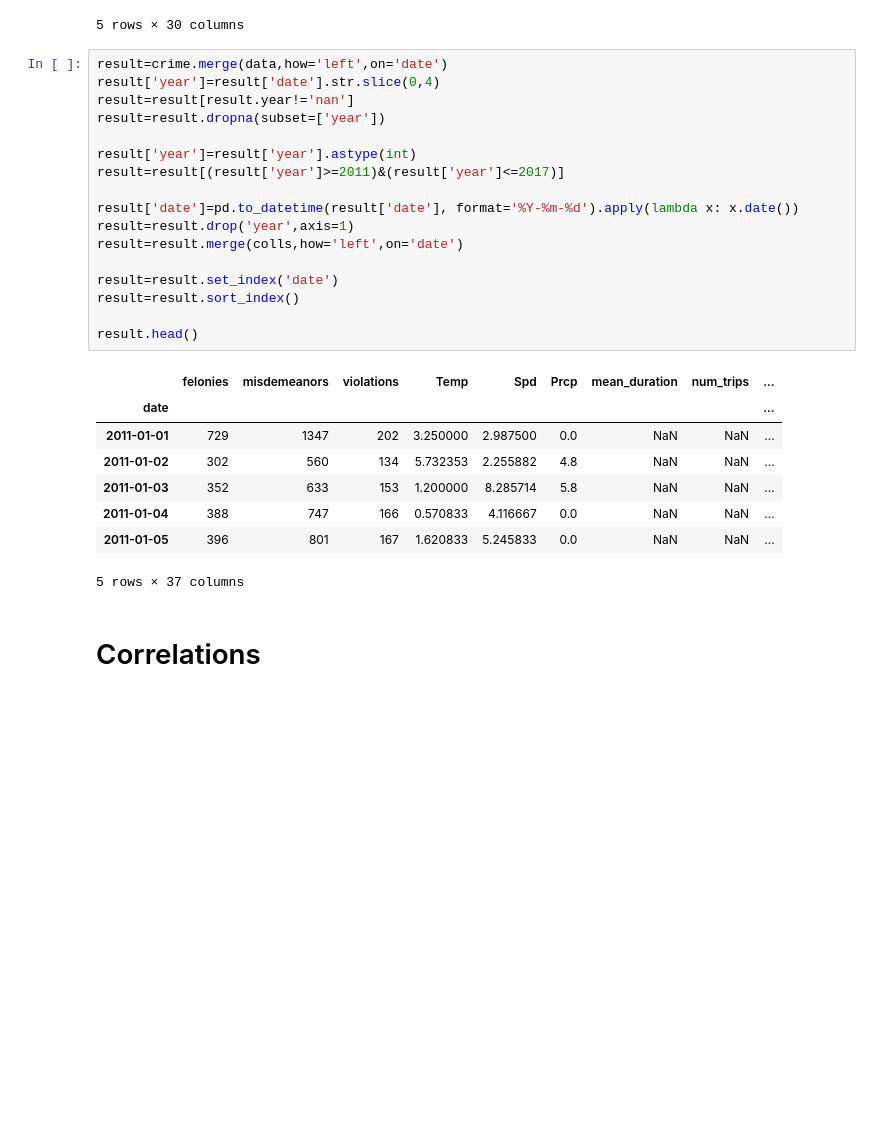
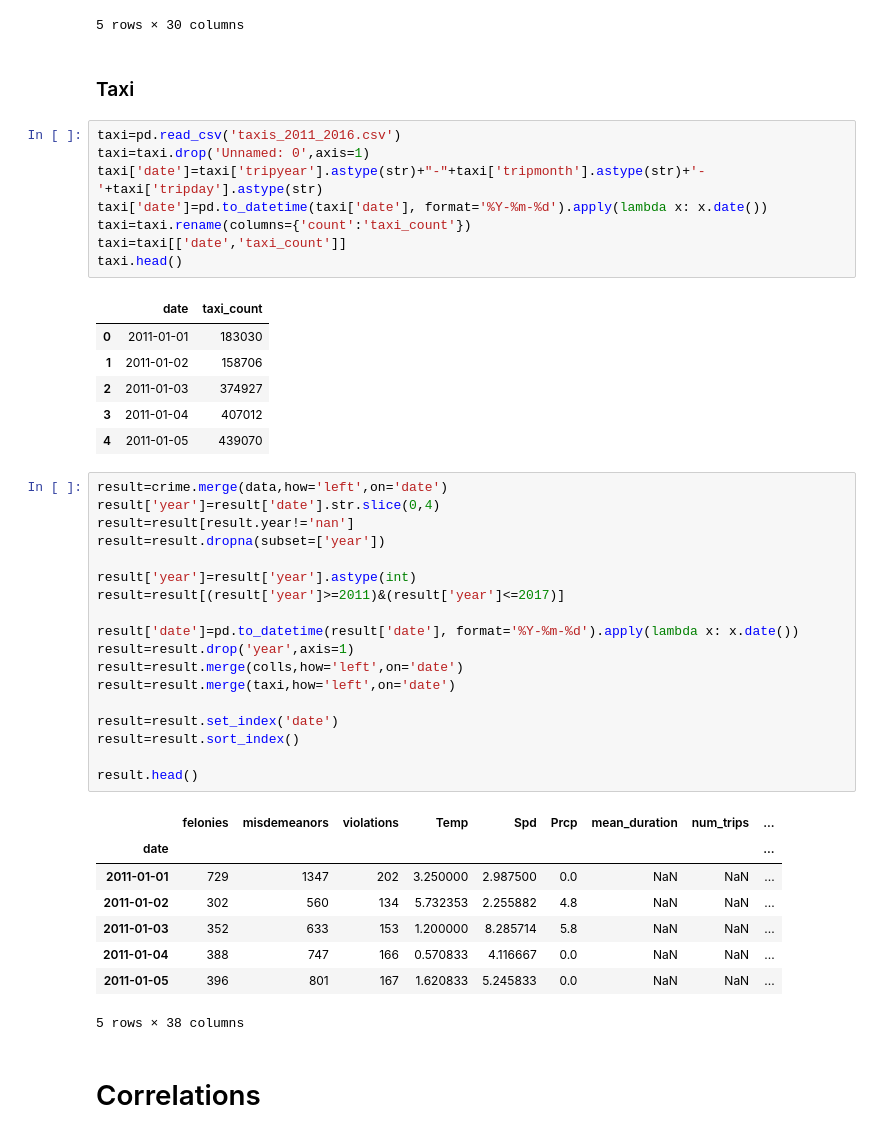
Before and after one commit to adcengiz/quesedillas, a Jupyter notebook: correlations_final.ipynb, the cells around one changed output. Cells and saved outputs as stored; diff of their text form; blank space fills up the shorter version.

```diff
--- a/correlations_final.ipynb
+++ b/correlations_final.ipynb
@@ -57,6 +57,23 @@ colls.head()
 | 3 | 64 | 56 | 66 | 37 | 51 | ... |
 | 4 | 98 | 186 | 260 | 113 | 106 | ... |
 5 rows × 30 columns
+# %% [markdown]
+### Taxi
+# %%
+taxi=pd.read_csv('taxis_2011_2016.csv')
+taxi=taxi.drop('Unnamed: 0',axis=1)
+taxi['date']=taxi['tripyear'].astype(str)+"-"+taxi['tripmonth'].astype(str)+'-'+taxi['tripday'].astype(str)
+taxi['date']=pd.to_datetime(taxi['date'], format='%Y-%m-%d').apply(lambda x: x.date())
+taxi=taxi.rename(columns={'count':'taxi_count'})
+taxi=taxi[['date','taxi_count']]
+taxi.head()
+# %% [output]
+|  | date | taxi_count |
+| 0 | 2011-01-01 | 183030 |
+| 1 | 2011-01-02 | 158706 |
+| 2 | 2011-01-03 | 374927 |
+| 3 | 2011-01-04 | 407012 |
+| 4 | 2011-01-05 | 439070 |
 # %%
 result=crime.merge(data,how='left',on='date')
 result['year']=result['date'].str.slice(0,4)
@@ -69,6 +86,7 @@ result=result[(result['year']>=2011)&(result['year']<=2017)]
 result['date']=pd.to_datetime(result['date'], format='%Y-%m-%d').apply(lambda x: x.date())
 result=result.drop('year',axis=1)
 result=result.merge(colls,how='left',on='date')
+result=result.merge(taxi,how='left',on='date')
 
 result=result.set_index('date')
 result=result.sort_index()
@@ -82,7 +100,7 @@ result.head()
 | 2011-01-03 | 352 | 633 | 153 | 1.200000 | 8.285714 | 5.8 | NaN | NaN | ... |
 | 2011-01-04 | 388 | 747 | 166 | 0.570833 | 4.116667 | 0.0 | NaN | NaN | ... |
 | 2011-01-05 | 396 | 801 | 167 | 1.620833 | 5.245833 | 0.0 | NaN | NaN | ... |
-5 rows × 37 columns
+5 rows × 38 columns
 # %% [markdown]
 # Correlations
 # %%
```
Also changed, not shown: parts of 10 cells of this notebook.
